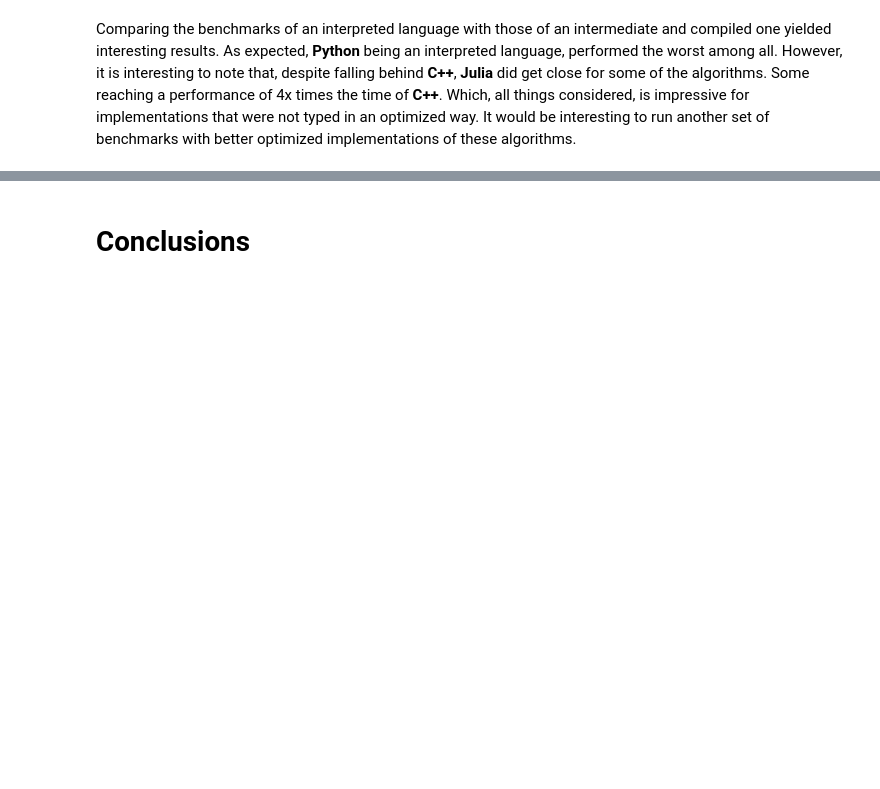
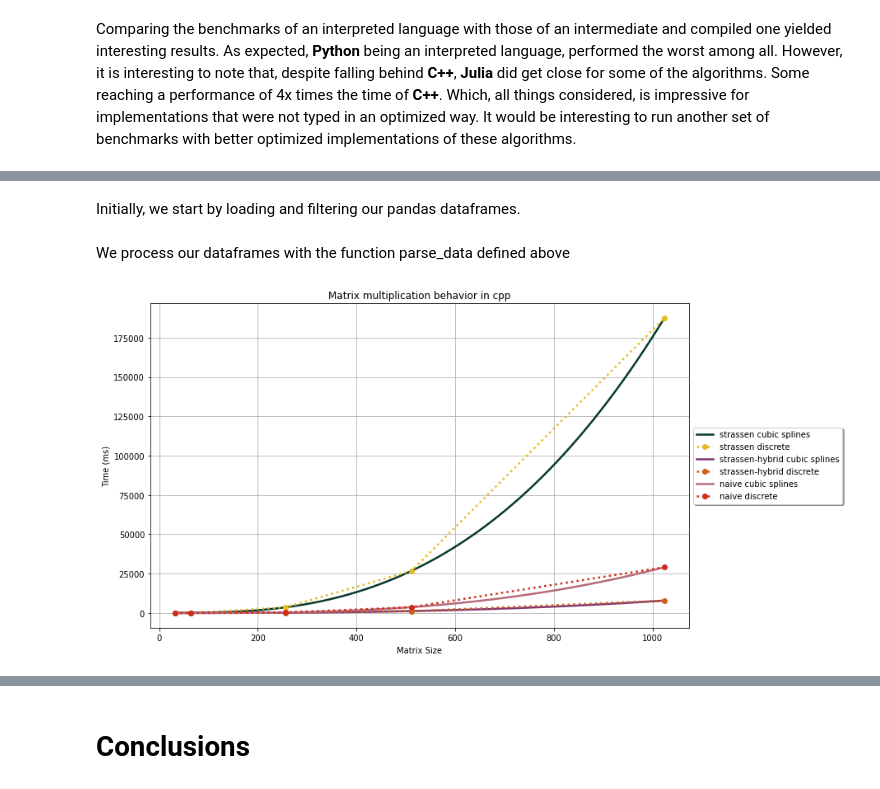
Before and after one commit to Drew138/numerical-analysis, a Jupyter notebook: Big Matrix Multiplication and Its Applications.ipynb, the cells around one changed output, grey strips where cells are left out. Saved outputs shown, nothing was run; the diff lists cells and outputs as text; code cells hidden in the pictures; blank space fills up the shorter version.

Commit message:
finished analysis of benchmarks

```diff
--- a/Big Matrix Multiplication and Its Applications.ipynb
+++ b/Big Matrix Multiplication and Its Applications.ipynb
@@ -336,0 +355,20 @@ Comparing the benchmarks of an interpreted language with those of an intermediat
+# %%
+import pandas as pd
+
+dataframe = pd.read_csv("benchmarks.csv")
+naive_df = dataframe[dataframe["algorithm"] == "naive"]
+strassen_df = dataframe[dataframe["algorithm"] == "strassen"]
+strassen_hybrid_df = pd.read_csv("strassen-hybrid.csv")
+# %% [markdown]
+Initially, we start by loading and filtering our pandas dataframes.
+# %%
+processed_naive_df = parse_data("cpp", naive_df)
+processed_strassen_df = parse_data("cpp", strassen_df)
+processed_strassen_hybrid_df = parse_data("cpp", strassen_hybrid_df)
+# %% [markdown]
+We process our dataframes with the function parse_data defined above
+# %%
+dfs = [processed_strassen_df[0], processed_strassen_hybrid_df[0], processed_naive_df[0]]
+plot_language(dfs)
+# %% [output]
+[figure, added]
```
Also changed, not shown: parts of 11 cells of this notebook, 3 other files.
